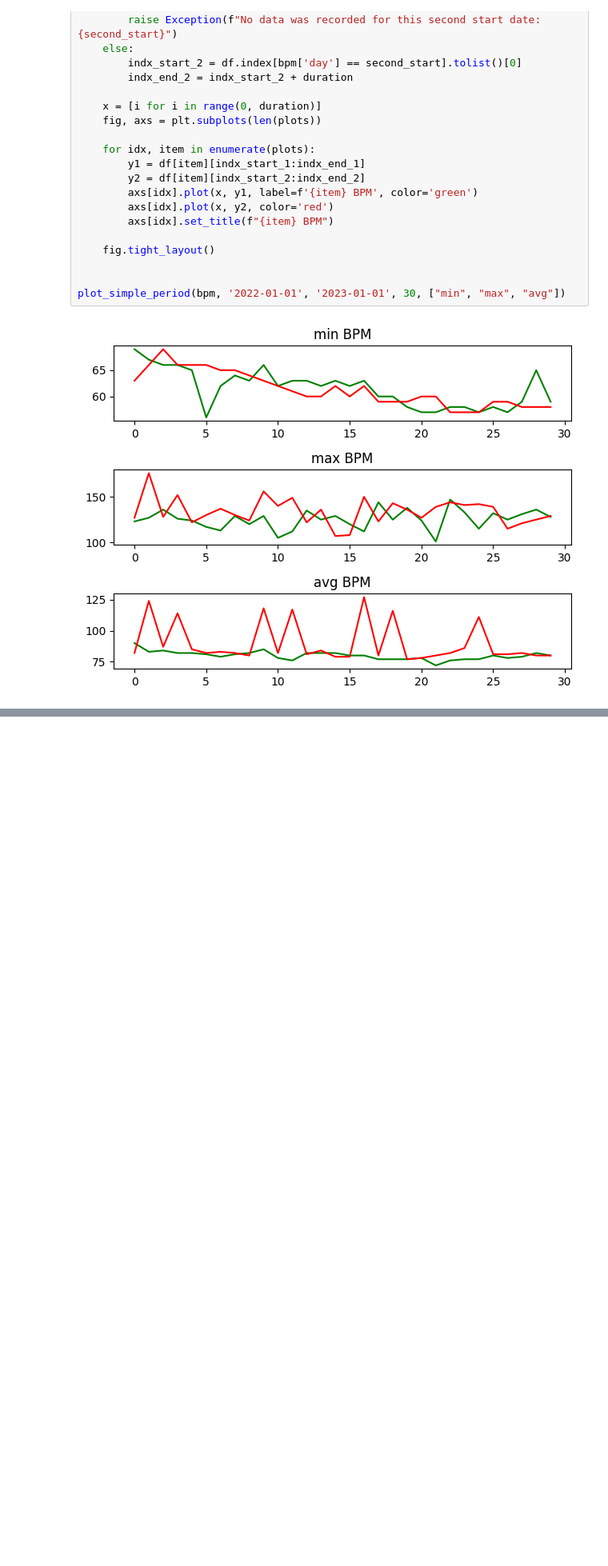
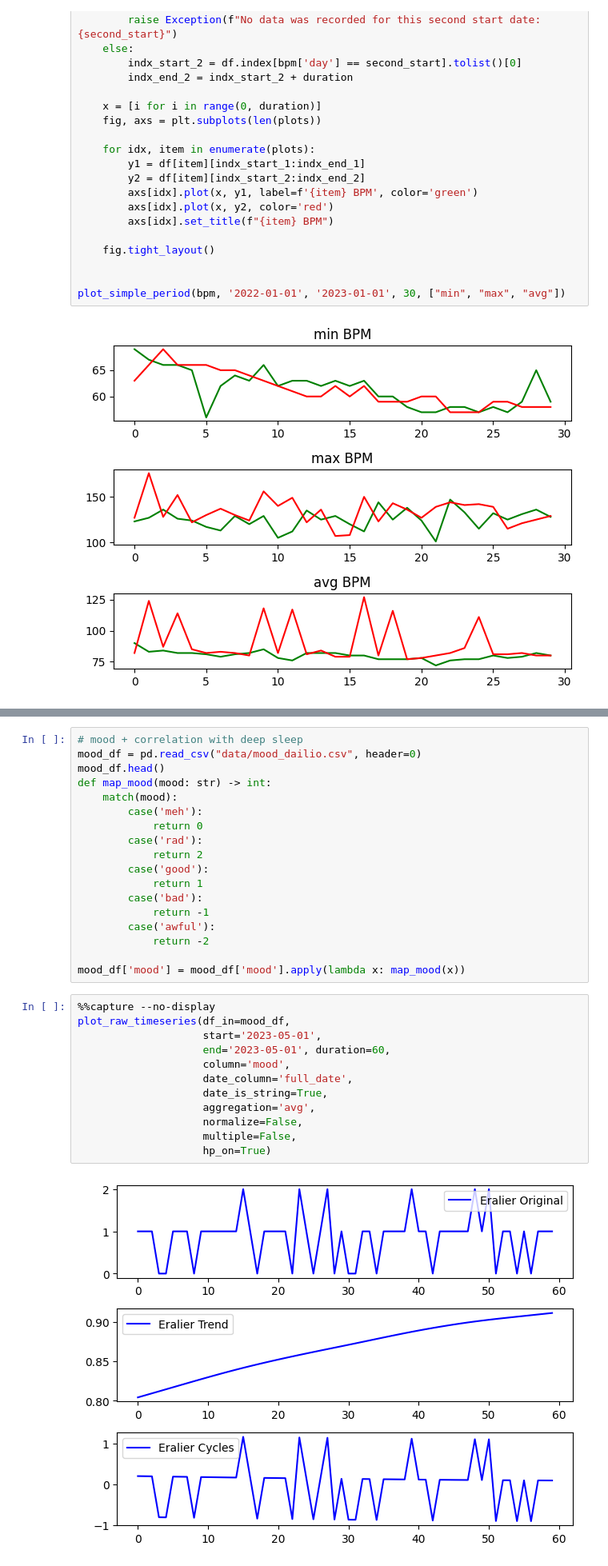
Before and after one commit to Alisa-lisa/conferences, a Jupyter notebook: EP_2023/TSAnalysis.ipynb, the cells around one changed output, grey strips where cells are left out. Shown: that part at 80% size. Saved outputs shown, nothing was run; the diff lists cells and outputs as text; blank space fills up the shorter version.

```diff
--- a/EP_2023/TSAnalysis.ipynb
+++ b/EP_2023/TSAnalysis.ipynb
@@ -210,0 +264,32 @@ plot_raw_timeseries(df_in = df_sleep,
+# %%
+# mood + correlation with deep sleep
+mood_df = pd.read_csv("data/mood_dailio.csv", header=0)
+mood_df.head()
+def map_mood(mood: str) -> int:
+    match(mood):
+        case('meh'):
+            return 0
+        case('rad'):
+            return 2
+        case('good'):
+            return 1
+        case('bad'):
+            return -1
+        case('awful'):
+            return -2
+
+mood_df['mood'] = mood_df['mood'].apply(lambda x: map_mood(x))
+# %%
+%%capture --no-display
+plot_raw_timeseries(df_in=mood_df,
+                    start='2023-05-01',
+                    end='2023-05-01', duration=60,
+                    column='mood',
+                    date_column='full_date',
+                    date_is_string=True,
+                    aggregation='avg',
+                    normalize=False,
+                    multiple=False,
+                    hp_on=True)
+# %% [output]
+[figure, added]
```
Also changed, not shown: parts of 7 cells of this notebook, 3 other files.
